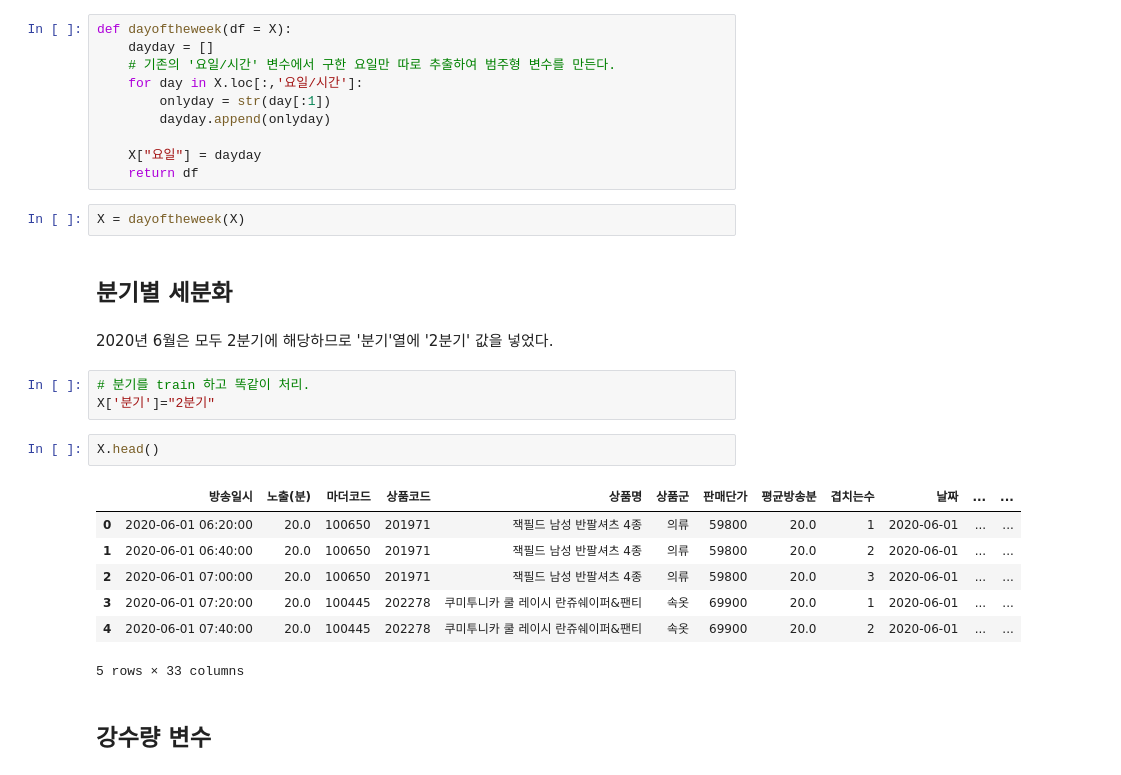
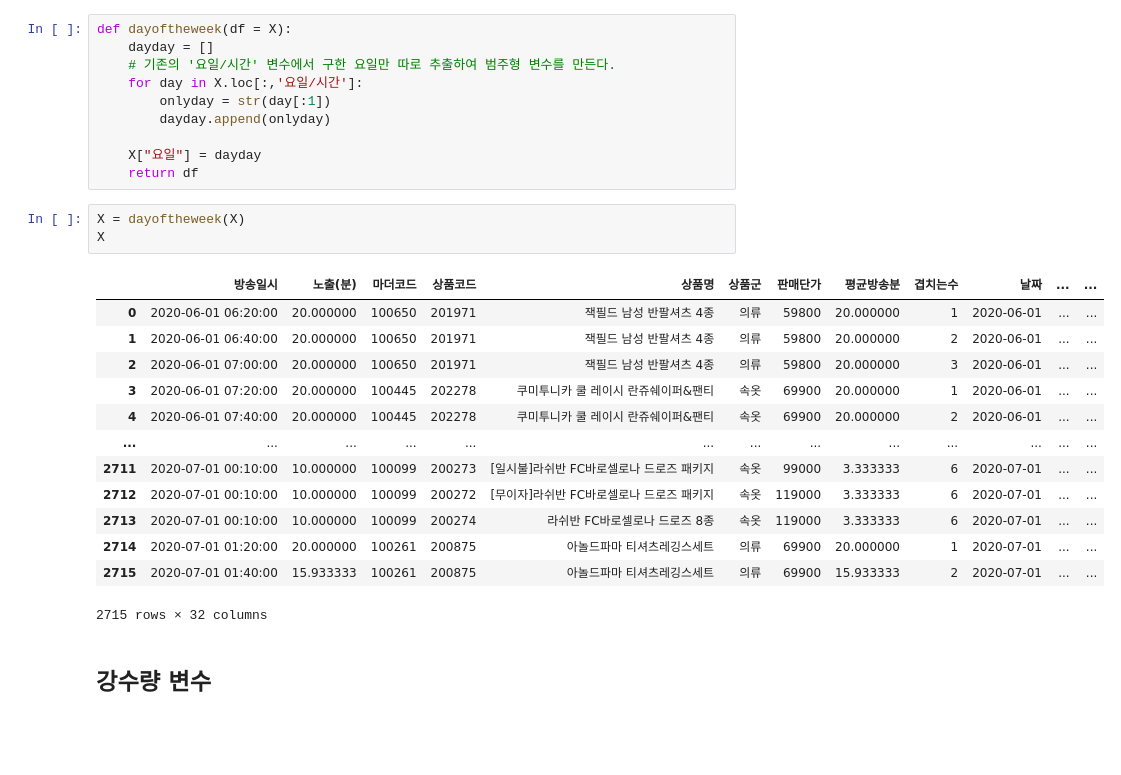
Before and after one commit to hana-dool/2007_Bigcon, a Jupyter notebook: 제출/2. 평가데이터 EDA.ipynb, the cells around one changed output. Cells and saved outputs as stored; diff of their text form; blank space fills up the shorter version.

```diff
--- a/제출/2. 평가데이터 EDA.ipynb
+++ b/제출/2. 평가데이터 EDA.ipynb
@@ -434,23 +497,21 @@ def dayoftheweek(df = X):
     return df
 # %%
 X = dayoftheweek(X)
+X
+# %% [output]
+|  | 방송일시 | 노출(분) | 마더코드 | 상품코드 | 상품명 | 상품군 | 판매단가 | 평균방송분 | 겹치는수 | 날짜 | ... | ... |
+| 0 | 2020-06-01 06:20:00 | 20.000000 | 100650 | 201971 | 잭필드 남성 반팔셔츠 4종 | 의류 | 59800 | 20.000000 | 1 | 2020-06-01 | ... | ... |
+| 1 | 2020-06-01 06:40:00 | 20.000000 | 100650 | 201971 | 잭필드 남성 반팔셔츠 4종 | 의류 | 59800 | 20.000000 | 2 | 2020-06-01 | ... | ... |
+| 2 | 2020-06-01 07:00:00 | 20.000000 | 100650 | 201971 | 잭필드 남성 반팔셔츠 4종 | 의류 | 59800 | 20.000000 | 3 | 2020-06-01 | ... | ... |
+| 3 | 2020-06-01 07:20:00 | 20.000000 | 100445 | 202278 | 쿠미투니카 쿨 레이시 란쥬쉐이퍼&팬티 | 속옷 | 69900 | 20.000000 | 1 | 2020-06-01 | ... | ... |
+| 4 | 2020-06-01 07:40:00 | 20.000000 | 100445 | 202278 | 쿠미투니카 쿨 레이시 란쥬쉐이퍼&팬티 | 속옷 | 69900 | 20.000000 | 2 | 2020-06-01 | ... | ... |
+| ... | ... | ... | ... | ... | ... | ... | ... | ... | ... | ... | ... | ... |
+| 2711 | 2020-07-01 00:10:00 | 10.000000 | 100099 | 200273 | [일시불]라쉬반 FC바로셀로나 드로즈 패키지 | 속옷 | 99000 | 3.333333 | 6 | 2020-07-01 | ... | ... |
+| 2712 | 2020-07-01 00:10:00 | 10.000000 | 100099 | 200272 | [무이자]라쉬반 FC바로셀로나 드로즈 패키지 | 속옷 | 119000 | 3.333333 | 6 | 2020-07-01 | ... | ... |
+| 2713 | 2020-07-01 00:10:00 | 10.000000 | 100099 | 200274 | 라쉬반 FC바로셀로나 드로즈 8종 | 속옷 | 119000 | 3.333333 | 6 | 2020-07-01 | ... | ... |
+| 2714 | 2020-07-01 01:20:00 | 20.000000 | 100261 | 200875 | 아놀드파마 티셔츠레깅스세트 | 의류 | 69900 | 20.000000 | 1 | 2020-07-01 | ... | ... |
+| 2715 | 2020-07-01 01:40:00 | 15.933333 | 100261 | 200875 | 아놀드파마 티셔츠레깅스세트 | 의류 | 69900 | 15.933333 | 2 | 2020-07-01 | ... | ... |
+2715 rows × 32 columns
-# %% [markdown]
-## 분기별 세분화
-# %% [markdown]
-2020년 6월은 모두 2분기에 해당하므로 '분기'열에 '2분기' 값을 넣었다.
-# %%
-# 분기를 train 하고 똑같이 처리.
-X['분기']="2분기"
-# %%
-X.head()
-# %% [output]
-|  | 방송일시 | 노출(분) | 마더코드 | 상품코드 | 상품명 | 상품군 | 판매단가 | 평균방송분 | 겹치는수 | 날짜 | ... | ... |
-| 0 | 2020-06-01 06:20:00 | 20.0 | 100650 | 201971 | 잭필드 남성 반팔셔츠 4종 | 의류 | 59800 | 20.0 | 1 | 2020-06-01 | ... | ... |
-| 1 | 2020-06-01 06:40:00 | 20.0 | 100650 | 201971 | 잭필드 남성 반팔셔츠 4종 | 의류 | 59800 | 20.0 | 2 | 2020-06-01 | ... | ... |
-| 2 | 2020-06-01 07:00:00 | 20.0 | 100650 | 201971 | 잭필드 남성 반팔셔츠 4종 | 의류 | 59800 | 20.0 | 3 | 2020-06-01 | ... | ... |
-| 3 | 2020-06-01 07:20:00 | 20.0 | 100445 | 202278 | 쿠미투니카 쿨 레이시 란쥬쉐이퍼&팬티 | 속옷 | 69900 | 20.0 | 1 | 2020-06-01 | ... | ... |
-| 4 | 2020-06-01 07:40:00 | 20.0 | 100445 | 202278 | 쿠미투니카 쿨 레이시 란쥬쉐이퍼&팬티 | 속옷 | 69900 | 20.0 | 2 | 2020-06-01 | ... | ... |
-5 rows × 33 columns
 # %% [markdown]
 ## 강수량 변수
 # %% [markdown]
```
Also changed, not shown: parts of 61 cells of this notebook, 2 other files.
